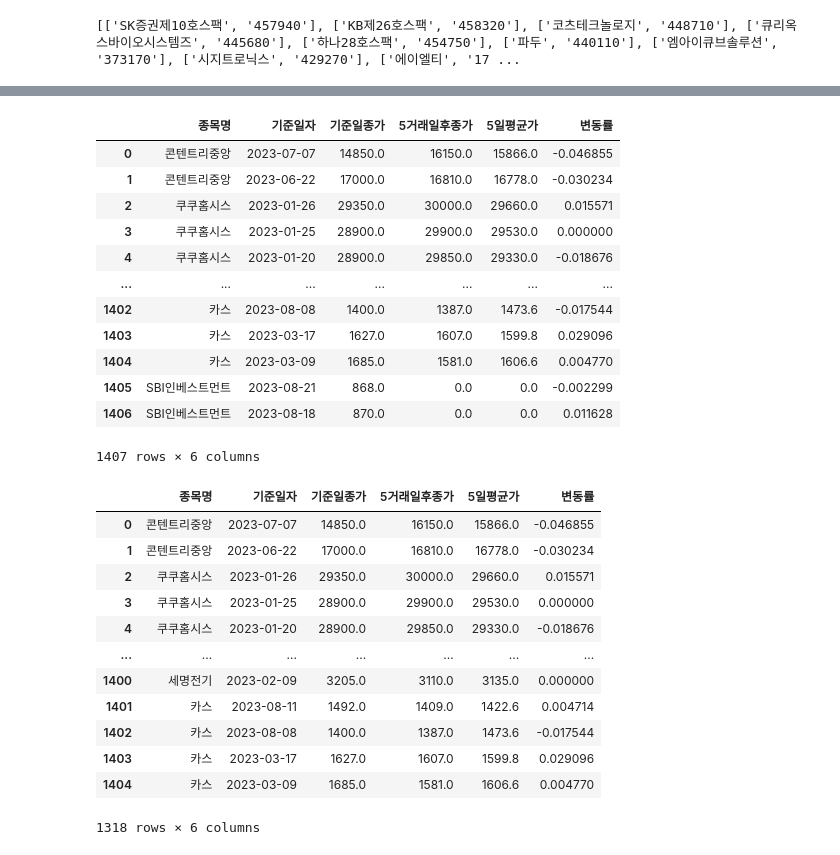
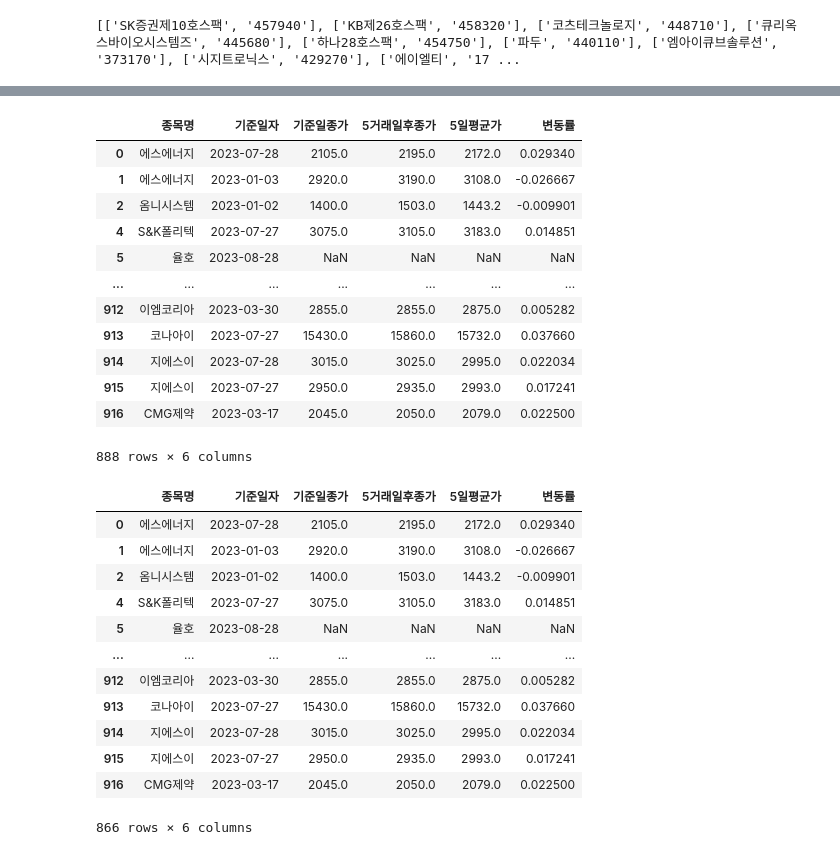
Before and after one commit to leechanhoe/Stock-Prediction-Project, a Jupyter notebook: 프로젝트결론/train_kospi90_kosdaq500/ipynb파일/상승검증_파일로정리.ipynb, the cells around one changed output, grey strips where cells are left out. Cells and saved outputs as stored; diff of their text form; code cells hidden in the pictures.

```diff
--- a/프로젝트결론/train_kospi90_kosdaq500/ipynb파일/상승검증_파일로정리.ipynb
+++ b/프로젝트결론/train_kospi90_kosdaq500/ipynb파일/상승검증_파일로정리.ipynb
@@ -74,0 +58,8 @@ df
+# %%
+df = pd.read_excel('앙상블2023상승검증_코스닥_2.xlsx')
+
+if df['기준일자'].dtype == 'object':
+    df['기준일자'] = pd.to_datetime(df['기준일자'])
+df = df[df['기준일자'].dt.year >= 2023]
+
+df
@@ -78,7 +83,7 @@ def get_stock_data(row, code_dict=kosdaq):
     if stock_code is None:
         return None, None, None, None
 
-    stock_data = fdr.DataReader(stock_code, row['기준일자'])
+    stock_data = fdr.DataReader(stock_code, row['기준일자'], '2023-08-27')
 
     if stock_data.empty:
         return None, None, None, None
@@ -123,36 +128,32 @@ df
 |  | 종목명 | 기준일자 | 기준일종가 | 5거래일후종가 | 5일평균가 | 변동률 |
-| 0 | 콘텐트리중앙 | 2023-07-07 | 14850.0 | 16150.0 | 15866.0 | -0.046855 |
-| 1 | 콘텐트리중앙 | 2023-06-22 | 17000.0 | 16810.0 | 16778.0 | -0.030234 |
-| 2 | 쿠쿠홈시스 | 2023-01-26 | 29350.0 | 30000.0 | 29660.0 | 0.015571 |
-| 3 | 쿠쿠홈시스 | 2023-01-25 | 28900.0 | 29900.0 | 29530.0 | 0.000000 |
-| 4 | 쿠쿠홈시스 | 2023-01-20 | 28900.0 | 29850.0 | 29330.0 | -0.018676 |
+| 0 | 에스에너지 | 2023-07-28 | 2105.0 | 2195.0 | 2172.0 | 0.029340 |
+| 1 | 에스에너지 | 2023-01-03 | 2920.0 | 3190.0 | 3108.0 | -0.026667 |
+| 2 | 옴니시스템 | 2023-01-02 | 1400.0 | 1503.0 | 1443.2 | -0.009901 |
+| 4 | S&K폴리텍 | 2023-07-27 | 3075.0 | 3105.0 | 3183.0 | 0.014851 |
+| 5 | 율호 | 2023-08-28 | NaN | NaN | NaN | NaN |
 | ... | ... | ... | ... | ... | ... | ... |
-| 1402 | 카스 | 2023-08-08 | 1400.0 | 1387.0 | 1473.6 | -0.017544 |
-| 1403 | 카스 | 2023-03-17 | 1627.0 | 1607.0 | 1599.8 | 0.029096 |
-| 1404 | 카스 | 2023-03-09 | 1685.0 | 1581.0 | 1606.6 | 0.004770 |
-| 1405 | SBI인베스트먼트 | 2023-08-21 | 868.0 | 0.0 | 0.0 | -0.002299 |
-| 1406 | SBI인베스트먼트 | 2023-08-18 | 870.0 | 0.0 | 0.0 | 0.011628 |
+| 912 | 이엠코리아 | 2023-03-30 | 2855.0 | 2855.0 | 2875.0 | 0.005282 |
+| 913 | 코나아이 | 2023-07-27 | 15430.0 | 15860.0 | 15732.0 | 0.037660 |
+| 914 | 지에스이 | 2023-07-28 | 3015.0 | 3025.0 | 2995.0 | 0.022034 |
+| 915 | 지에스이 | 2023-07-27 | 2950.0 | 2935.0 | 2993.0 | 0.017241 |
+| 916 | CMG제약 | 2023-03-17 | 2045.0 | 2050.0 | 2079.0 | 0.022500 |
-1407 rows × 6 columns
+888 rows × 6 columns
 # %%
 df = df[(df['기준일종가'] != 0) & (df['5거래일후종가'] != 0) & (df['5일평균가'] != 0)]
 
-if df['기준일자'].dtype == 'object':
-    df['기준일자'] = pd.to_datetime(df['기준일자'])
-df = df[df['기준일자'].dt.year >= 2023]
-
 df
 # %% [output]
 |  | 종목명 | 기준일자 | 기준일종가 | 5거래일후종가 | 5일평균가 | 변동률 |
-| 0 | 콘텐트리중앙 | 2023-07-07 | 14850.0 | 16150.0 | 15866.0 | -0.046855 |
-| 1 | 콘텐트리중앙 | 2023-06-22 | 17000.0 | 16810.0 | 16778.0 | -0.030234 |
-| 2 | 쿠쿠홈시스 | 2023-01-26 | 29350.0 | 30000.0 | 29660.0 | 0.015571 |
-| 3 | 쿠쿠홈시스 | 2023-01-25 | 28900.0 | 29900.0 | 29530.0 | 0.000000 |
-| 4 | 쿠쿠홈시스 | 2023-01-20 | 28900.0 | 29850.0 | 29330.0 | -0.018676 |
+| 0 | 에스에너지 | 2023-07-28 | 2105.0 | 2195.0 | 2172.0 | 0.029340 |
+| 1 | 에스에너지 | 2023-01-03 | 2920.0 | 3190.0 | 3108.0 | -0.026667 |
+| 2 | 옴니시스템 | 2023-01-02 | 1400.0 | 1503.0 | 1443.2 | -0.009901 |
+| 4 | S&K폴리텍 | 2023-07-27 | 3075.0 | 3105.0 | 3183.0 | 0.014851 |
+| 5 | 율호 | 2023-08-28 | NaN | NaN | NaN | NaN |
 | ... | ... | ... | ... | ... | ... | ... |
-| 1400 | 세명전기 | 2023-02-09 | 3205.0 | 3110.0 | 3135.0 | 0.000000 |
-| 1401 | 카스 | 2023-08-11 | 1492.0 | 1409.0 | 1422.6 | 0.004714 |
-| 1402 | 카스 | 2023-08-08 | 1400.0 | 1387.0 | 1473.6 | -0.017544 |
-| 1403 | 카스 | 2023-03-17 | 1627.0 | 1607.0 | 1599.8 | 0.029096 |
-| 1404 | 카스 | 2023-03-09 | 1685.0 | 1581.0 | 1606.6 | 0.004770 |
+| 912 | 이엠코리아 | 2023-03-30 | 2855.0 | 2855.0 | 2875.0 | 0.005282 |
+| 913 | 코나아이 | 2023-07-27 | 15430.0 | 15860.0 | 15732.0 | 0.037660 |
+| 914 | 지에스이 | 2023-07-28 | 3015.0 | 3025.0 | 2995.0 | 0.022034 |
+| 915 | 지에스이 | 2023-07-27 | 2950.0 | 2935.0 | 2993.0 | 0.017241 |
+| 916 | CMG제약 | 2023-03-17 | 2045.0 | 2050.0 | 2079.0 | 0.022500 |
-1318 rows × 6 columns
+866 rows × 6 columns
 # %%
```
Also changed, not shown: parts of 10 cells of this notebook, 8 other files.
